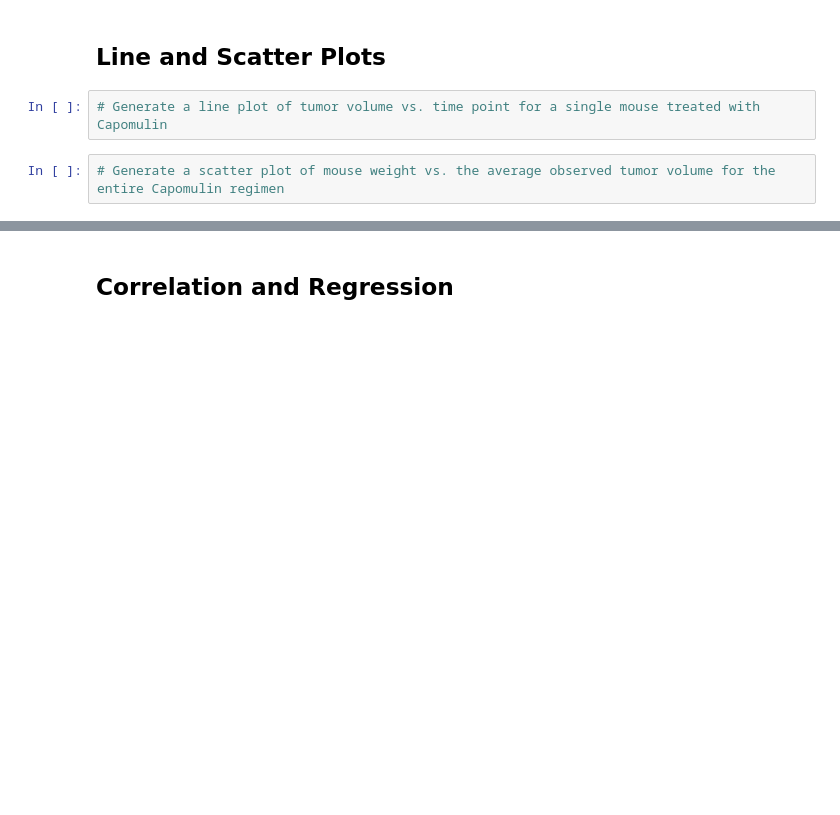
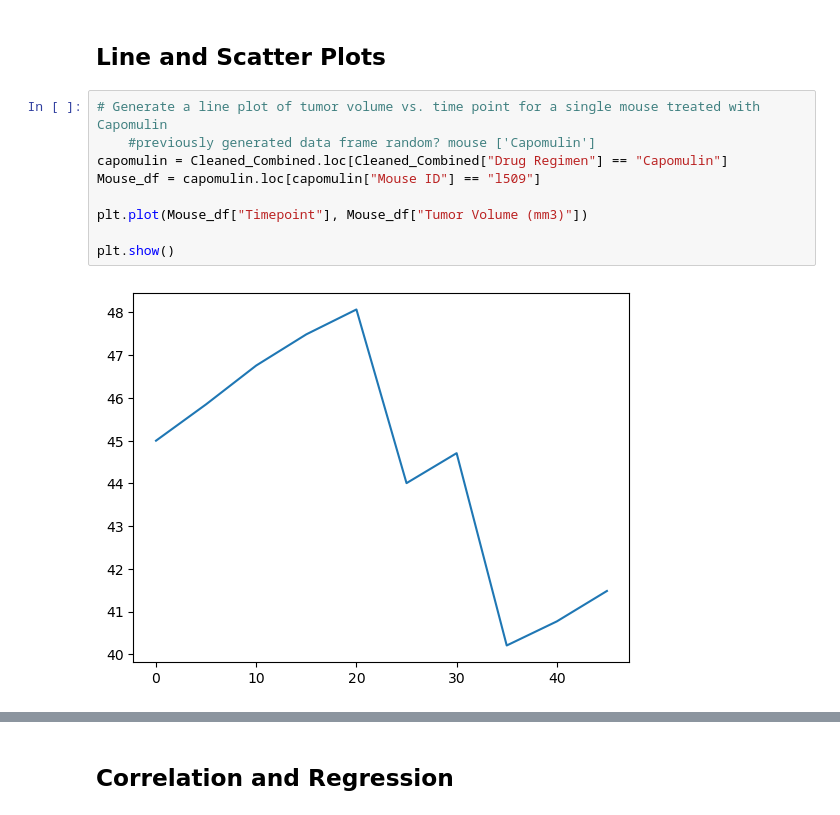
Before and after one commit to msryannhawkins/Matplotlib-Challenge, a Jupyter notebook: Pymaceuticals/pymaceuticals_starter.ipynb, the cells around one changed output, grey strips where cells are left out. Cells and saved outputs as stored; diff of their text form; blank space fills up the shorter version.

```diff
--- a/Pymaceuticals/pymaceuticals_starter.ipynb
+++ b/Pymaceuticals/pymaceuticals_starter.ipynb
@@ -275,5 +324,12 @@ plt.show()
 ## Line and Scatter Plots
 # %%
 # Generate a line plot of tumor volume vs. time point for a single mouse treated with Capomulin
+    #previously generated data frame random? mouse ['Capomulin']
+capomulin = Cleaned_Combined.loc[Cleaned_Combined["Drug Regimen"] == "Capomulin"]
+Mouse_df = capomulin.loc[capomulin["Mouse ID"] == "l509"]
+
+plt.plot(Mouse_df["Timepoint"], Mouse_df["Tumor Volume (mm3)"])
+
+plt.show()
+# %% [output]
+[figure, added]
-# %%
-# Generate a scatter plot of mouse weight vs. the average observed tumor volume for the entire Capomulin regimen
```
Also changed, not shown: parts of 5 cells of this notebook, 1 other file.
